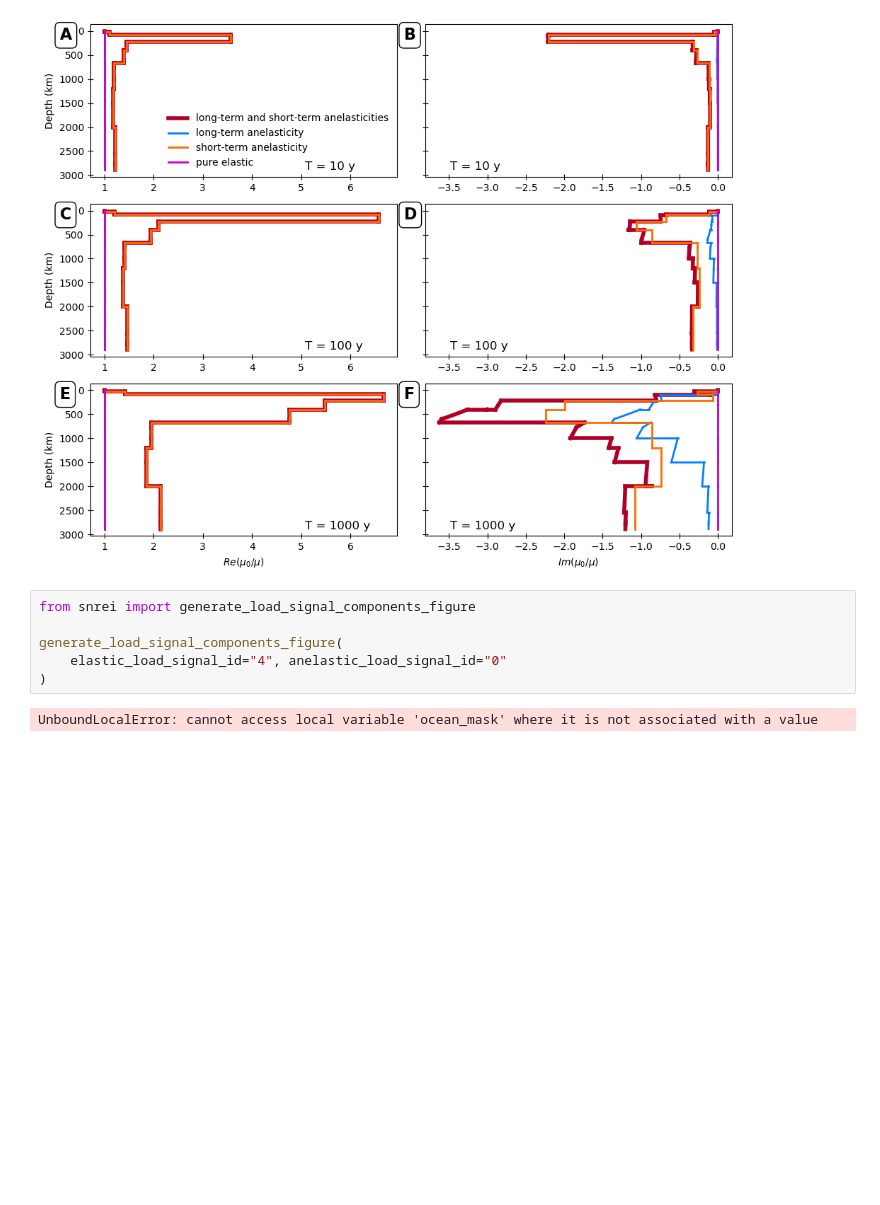
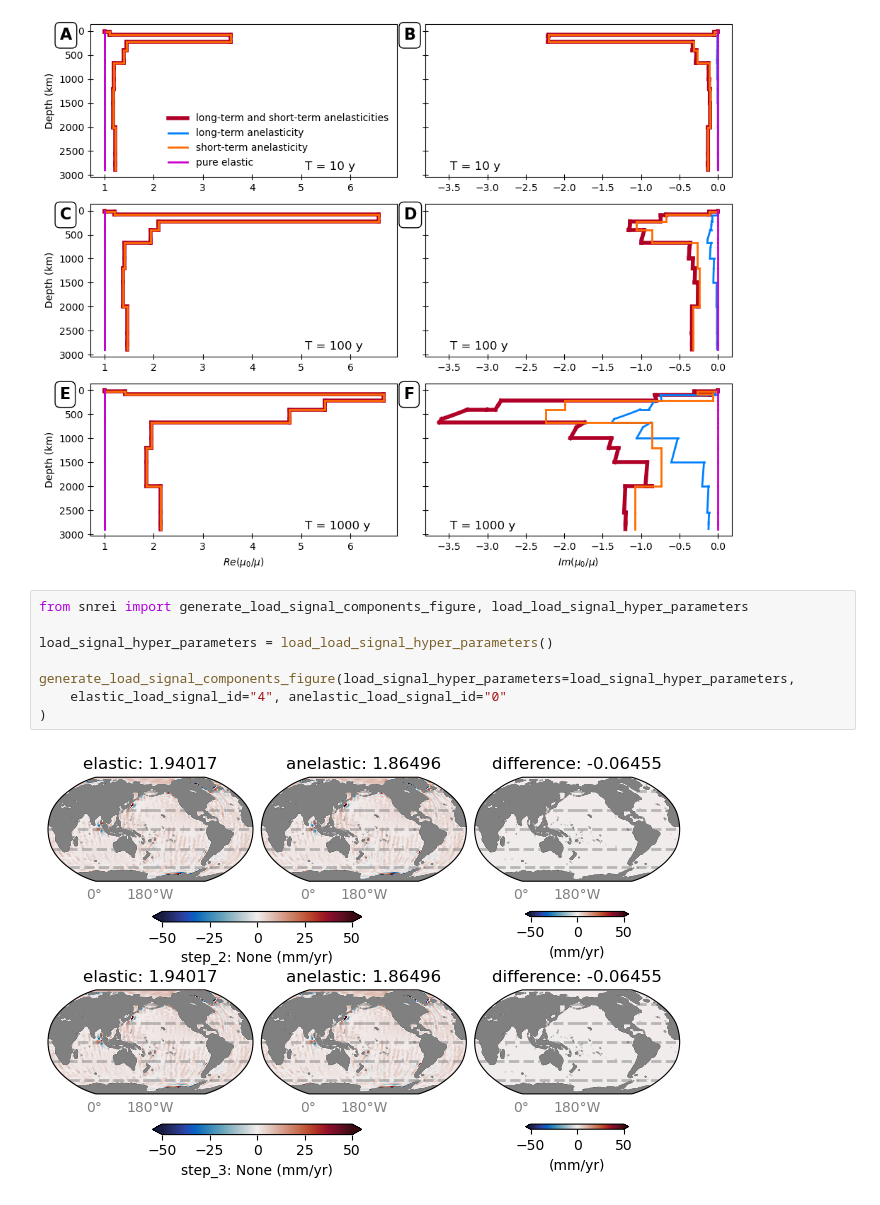
Before and after one commit to maxime-rousselet-cnes/SNREI, a Jupyter notebook: main_plots.ipynb, the cells around one changed output. Saved outputs shown, nothing was run; the diff lists cells and outputs as text; blank space fills up the shorter version.

```diff
--- a/main_plots.ipynb
+++ b/main_plots.ipynb
@@ -19,10 +19,12 @@ generate_figure_3(
 # %% [output]
 [figure]
 # %%
-from snrei import generate_load_signal_components_figure
+from snrei import generate_load_signal_components_figure, load_load_signal_hyper_parameters
 
-generate_load_signal_components_figure(
+load_signal_hyper_parameters = load_load_signal_hyper_parameters()
+
+generate_load_signal_components_figure(load_signal_hyper_parameters=load_signal_hyper_parameters,
     elastic_load_signal_id="4", anelastic_load_signal_id="0"
 )
 # %% [output]
-UnboundLocalError: cannot access local variable 'ocean_mask' where it is not associated with a value
+[figure, added]
```
Also changed, not shown: 6 other files.
